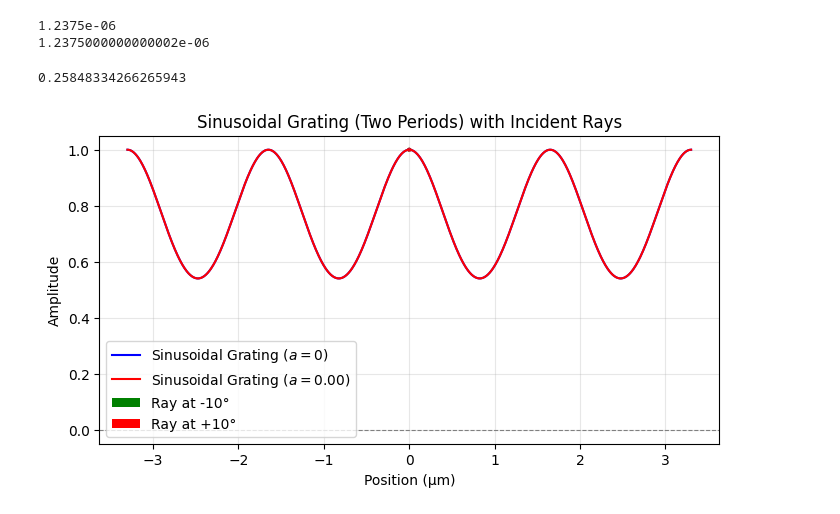
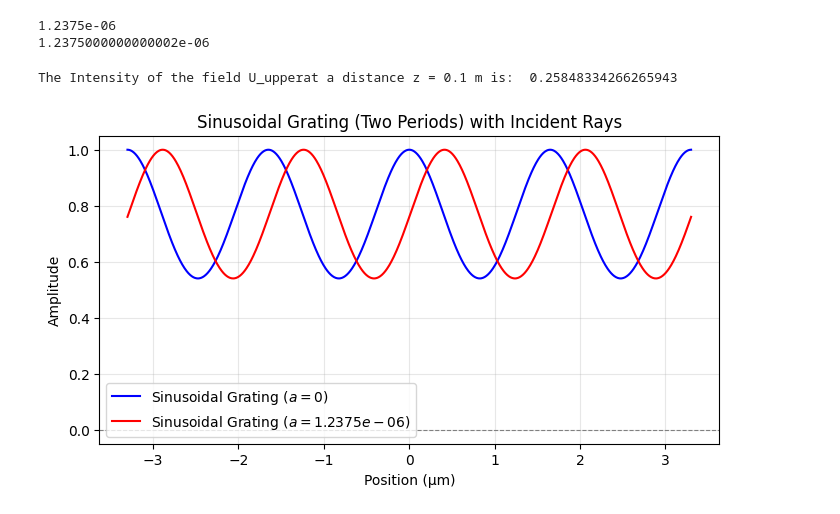
Before and after one commit to nviebig/Grating-Nuller-Analysis, a Jupyter notebook: Code/main_calculations.ipynb, the cells around one changed output. Drawn from its saved outputs; the diff is of its cells as text; code cells hidden in the pictures.

```diff
--- a/Code/main_calculations.ipynb
+++ b/Code/main_calculations.ipynb
@@ -303,12 +234,0 @@ plt.show()
-# %%
-theta = np.arcsin(633e-9/3.3e-6)
-k = 2*np.pi/633e-9
-U_A = lambda U_0,x,z : U_0*np.exp(1j*k*(np.sin(theta)*x+np.sin(theta)*z))
-U_B = lambda U_0,x,z : U_0*np.exp(1j*k*(-np.sin(theta)*x+np.sin(theta)*z))
-
-Intensity =  np.abs(U_A(1,0,0)+U_B(1,0,0))**2
-print(Intensity)
-
-z=-1
-Intensity =  np.abs(U_A(1,0,z)+U_B(1,0,z))**2
-print(Intensity)
@@ -428 +362,8 @@ plt.show()
 [figure]
+# %%
+a_fkt_min =   lambda n: periode_gratting/2 * (3/4 + n)
+a_fkt_min_2 = lambda n: periode_gratting/2 * (n-1/4)
+# %%
+periode_gratting = 3.3e-6
+print(a_fkt_min(0))
+print(a_fkt_min_2(0))
@@ -481,8 +423,6 @@ print(a_fkt_min(0))
 1.2375000000000002e-06
 # %%
 from scipy.special import jn  # for J_n(x)
-
-
 z = 0.1 # Distance at which the field is calculated (0.1 m)
 a = 0
 U_0 = 1  # Initial field amplitude (1)
@@ -490,8 +430,6 @@ wavelength = 633e-9 # Wavelength of the light (633 nm = 633e-9 m)
 periode_gratting = 3.3e-6  # Grating period in meters (3.3 micron=3.3e-6 m)
 q_a= -1 # Diffraction order for the lower beam (-1)
 theta = np.arcsin(wavelength/periode_gratting)
-
- # Angle of incidence (0.19106029214617076 rad)
 k = 2*np.pi/wavelength
 h_0 = -1j*np.exp(1j*k*z)/(wavelength*z)
 alpha = k/(2*z)
@@ -505,55 +443,41 @@ aq=(a_q**2)/(8*alpha)
 
 k_a = ((a_q/4)*jn(q_a,m/2)*np.exp(-1j*((aq)-q_a*np.pi/4))*(jn(1/2,aq)+1j*jn(-1/2,aq)))*np.exp( 1j*k*np.sin(theta)*a)
 
-print(np.abs(U_0*h_0*np.sqrt((np.pi/alpha)**3)*(k_a))**2)
+I_a = np.abs(U_0*h_0*np.sqrt((np.pi/alpha)**3)*(k_a))**2
+print("The Intensity of the field U_upperat a distance z = 0.1 m is: ",I_a)
 # %% [output]
-0.25848334266265943
+The Intensity of the field U_upperat a distance z = 0.1 m is:  0.25848334266265943
 # %%
 import numpy as np
 import matplotlib.pyplot as plt
 
 # Parameters
 n = 1.5  # refractive index
 s = 3.3e-6  # grating spacing (in meters)
 wavelength = 633e-9  # wavelength (in meters)
 x = np.linspace(-1 * s, 1 * s, 1000)  # spatial domain (two periods of the grating)
 
 # Sinusoidal grating function (using m as the phase modulation amplitude)
 m = 2 * np.pi * (n - 1) * s / wavelength
 grating = np.exp(1j * np.sin(2 * np.pi * x / s))
 
-grating_a = np.exp(1j * np.sin(2 * np.pi * (x + 0) / s))  # Assuming a_fkt_min(0) == 0
+grating_a = np.exp(1j * np.sin(2 * np.pi * (x + a_fkt_min(0) ) / s))  # Assuming a_fkt_min(0) == 0
 
 # Plotting the sinusoidal grating
 plt.figure(figsize=(8, 4))
 plt.plot(x * 1e6, np.real(grating), label=f"Sinusoidal Grating ($a={0}$)", color='blue')
-plt.plot(x * 1e6, np.real(grating_a), label=f"Sinusoidal Grating ($a={0:.2f}$)", color='red')
+plt.plot(x * 1e6, np.real(grating_a), label=f"Sinusoidal Grating ($a={a_fkt_min(0)}$)", color='red')
 plt.axhline(0, color='gray', linestyle='--', linewidth=0.8)
 
-# Add two arrows representing rays at -10° and +10° angles to the y-axis
-# Angle to radians
-theta1 = np.deg2rad(-10)  # -10 degrees
-theta2 = np.deg2rad(10)   # +10 degrees
-
-# Calculate arrow end points for each angle
-x_arrow1 = np.linspace(0, np.tan(theta1) * s, 10)
-y_arrow1 = np.linspace(0, s, 10)
-
-x_arrow2 = np.linspace(0, np.tan(theta2) * s, 10)
-y_arrow2 = np.linspace(0, s, 10)
-
-# Plot arrows for the incident rays
-plt.quiver([0], [1], [np.tan(theta1) * s], [s], angles='xy', scale_units='xy', scale=1, color='green', label="Ray at -10°")
-plt.quiver([0], [1], [np.tan(theta2) * s], [s], angles='xy', scale_units='xy', scale=1, color='red', label="Ray at +10°")
 
 # Labels and grid
 plt.xlabel("Position (µm)")
 plt.ylabel("Amplitude")
 plt.title("Sinusoidal Grating (Two Periods) with Incident Rays")
 plt.legend()
 plt.grid(alpha=0.3)
 
 # Show the plot
 plt.show()
 # %% [output]
-[figure, old version]
+[figure, new version]
```
Also changed, not shown: parts of 7 cells of this notebook, 1 other file.
